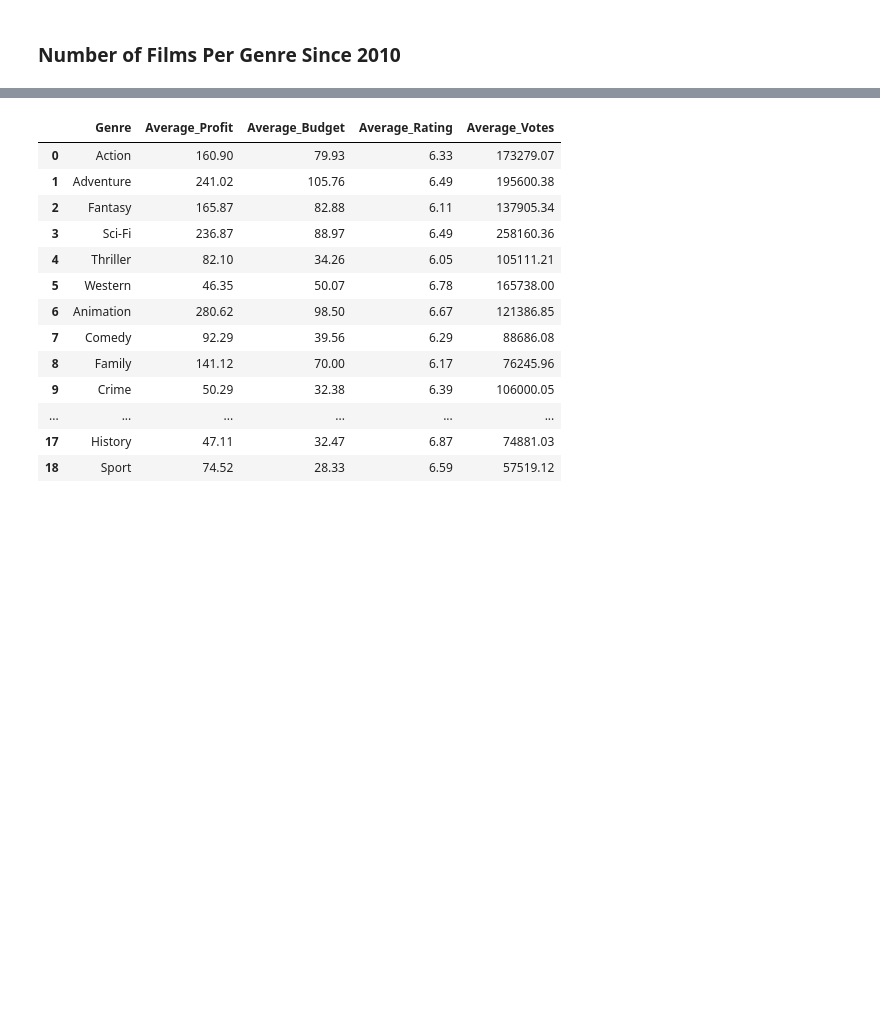
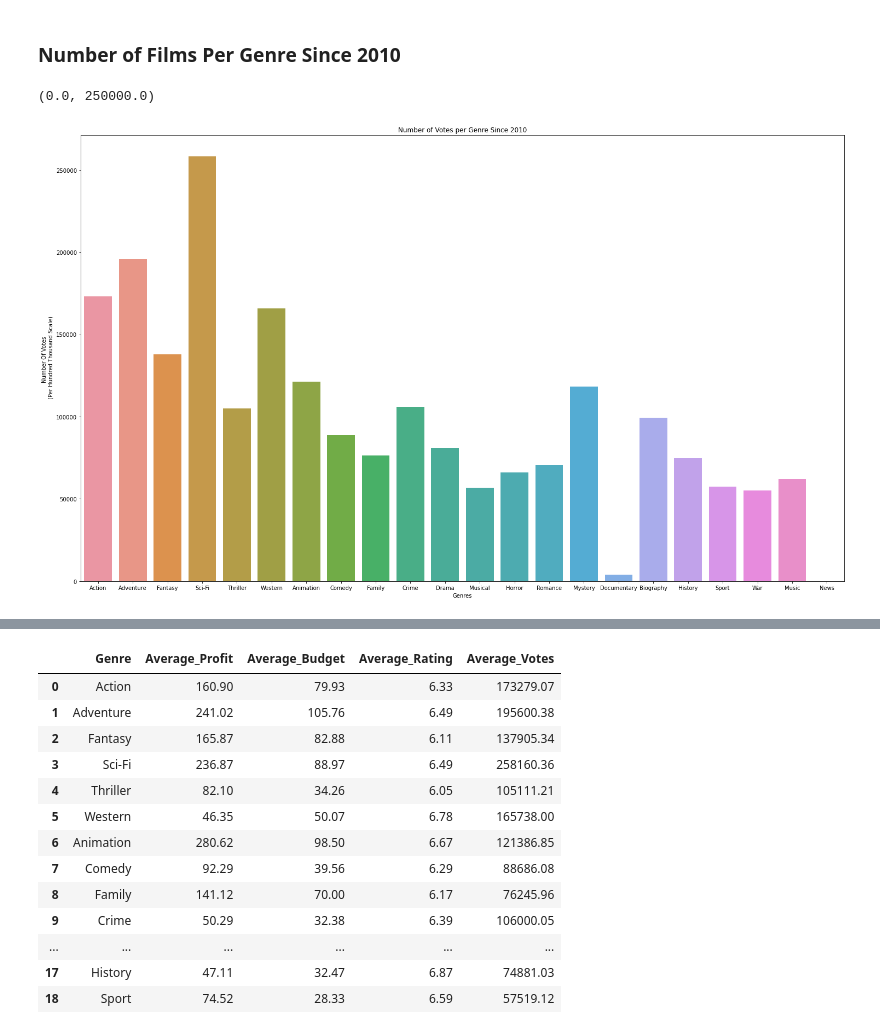
Before and after one commit to mrodberg/Pod1Capstone, a Jupyter notebook: Primary Notebook.ipynb, the cells around one changed output, grey strips where cells are left out. Cells and saved outputs as stored; diff of their text form; code cells hidden in the pictures; blank space fills up the shorter version.

```diff
--- a/Primary Notebook.ipynb
+++ b/Primary Notebook.ipynb
@@ -317,3 +317,14 @@ FROM movie_basics
 <h2> Working Area 2 - Cameron Narimanian
 # %% [markdown]
 <h3> Number of Films Per Genre Since 2010
+# %%
+plt.figure(figsize=(25,15))
+sns.barplot(data = genre_stats_df, x='Genre', y='Average_Votes')
+
+plt.xlabel("Genres")
+plt.ylabel("Number Of Votes \n (Per Hundred Thousand Scale)")
+plt.title("Number of Votes per Genre Since 2010")
+gfg.set_ylim(0,250000)
+# %% [output]
+(0.0, 250000.0)
+[figure, added]
```
Also changed, not shown: parts of 5 cells of this notebook.
